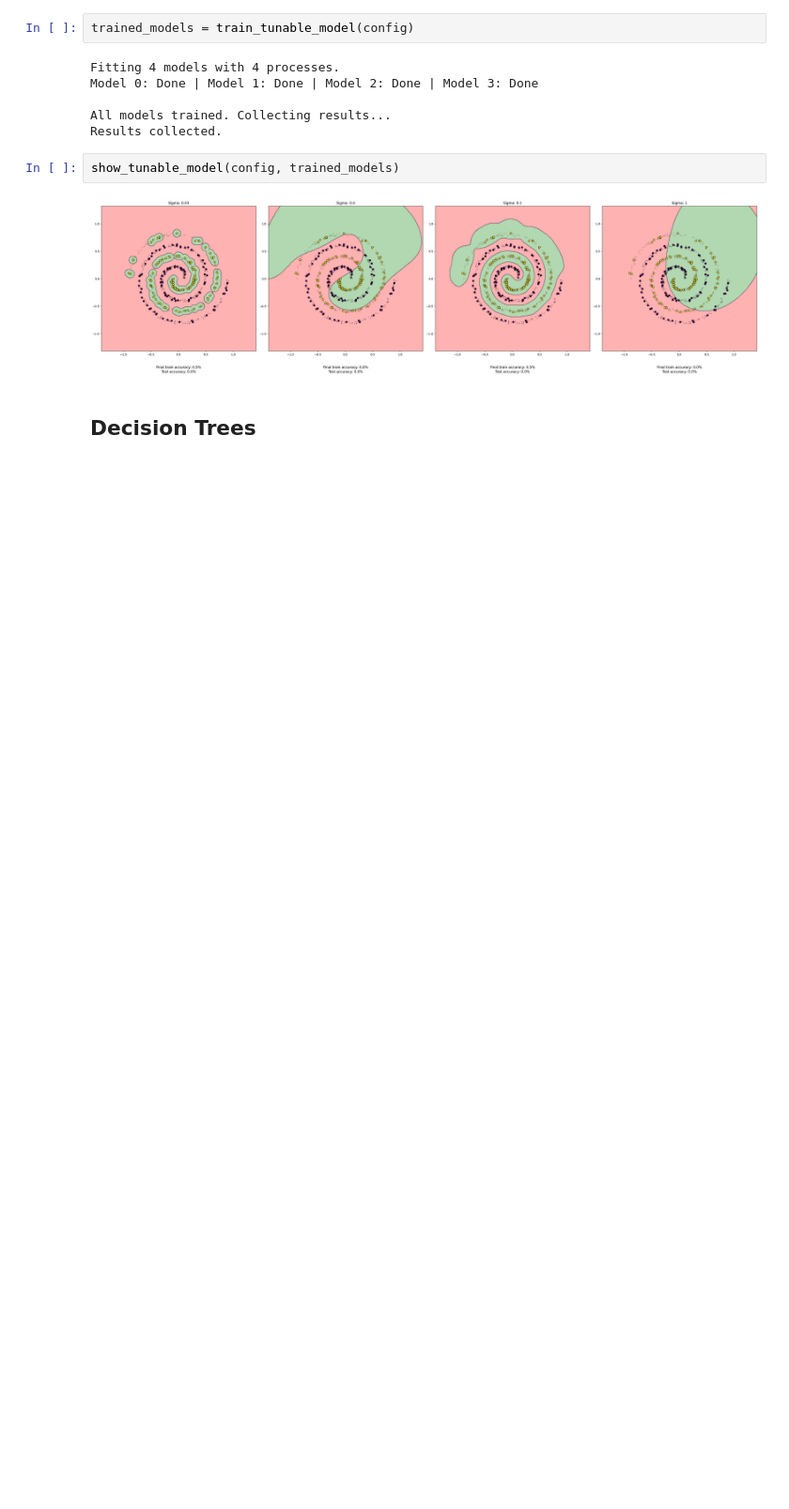
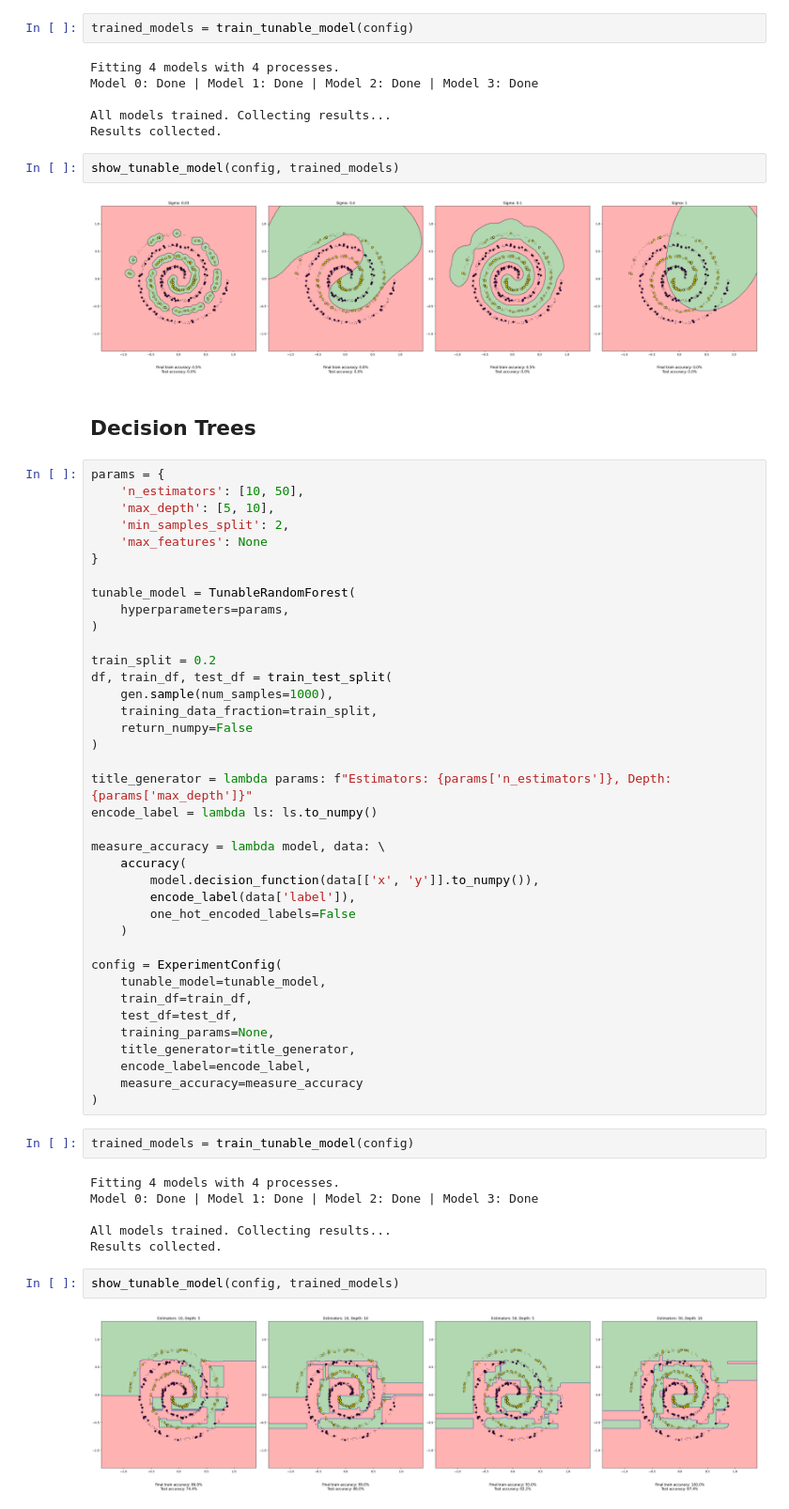
Before and after one commit to NoahWedlich/AppliedMLProject, a Jupyter notebook: main.ipynb, the cells around one changed output. Shown at 94% size. Saved outputs shown, nothing was run; the diff lists cells and outputs as text; blank space fills up the shorter version.

Commit message:
RandomForest

```diff
--- a/main.ipynb
+++ b/main.ipynb
@@ -257,3 +257,53 @@ show_tunable_model(config, trained_models)
 [figure]
 # %% [markdown]
 ## Decision Trees
+# %%
+params = {
+    'n_estimators': [10, 50],
+    'max_depth': [5, 10],
+    'min_samples_split': 2,
+    'max_features': None
+}
+
+tunable_model = TunableRandomForest(
+    hyperparameters=params,
+)
+
+train_split = 0.2
+df, train_df, test_df = train_test_split(
+    gen.sample(num_samples=1000),
+    training_data_fraction=train_split,
+    return_numpy=False
+)
+
+title_generator = lambda params: f"Estimators: {params['n_estimators']}, Depth: {params['max_depth']}"
+encode_label = lambda ls: ls.to_numpy()
+
+measure_accuracy = lambda model, data: \
+    accuracy(
+        model.decision_function(data[['x', 'y']].to_numpy()),
+        encode_label(data['label']),
+        one_hot_encoded_labels=False
+    )
+
+config = ExperimentConfig(
+    tunable_model=tunable_model,
+    train_df=train_df,
+    test_df=test_df,
+    training_params=None,
+    title_generator=title_generator,
+    encode_label=encode_label,
+    measure_accuracy=measure_accuracy
+)
+# %%
+trained_models = train_tunable_model(config)
+# %% [output]
+Fitting 4 models with 4 processes.
+Model 0: Done | Model 1: Done | Model 2: Done | Model 3: Done
+
+All models trained. Collecting results...
+Results collected.
+# %%
+show_tunable_model(config, trained_models)
+# %% [output]
+[figure, added]
```
Also changed, not shown: 1 other file.
